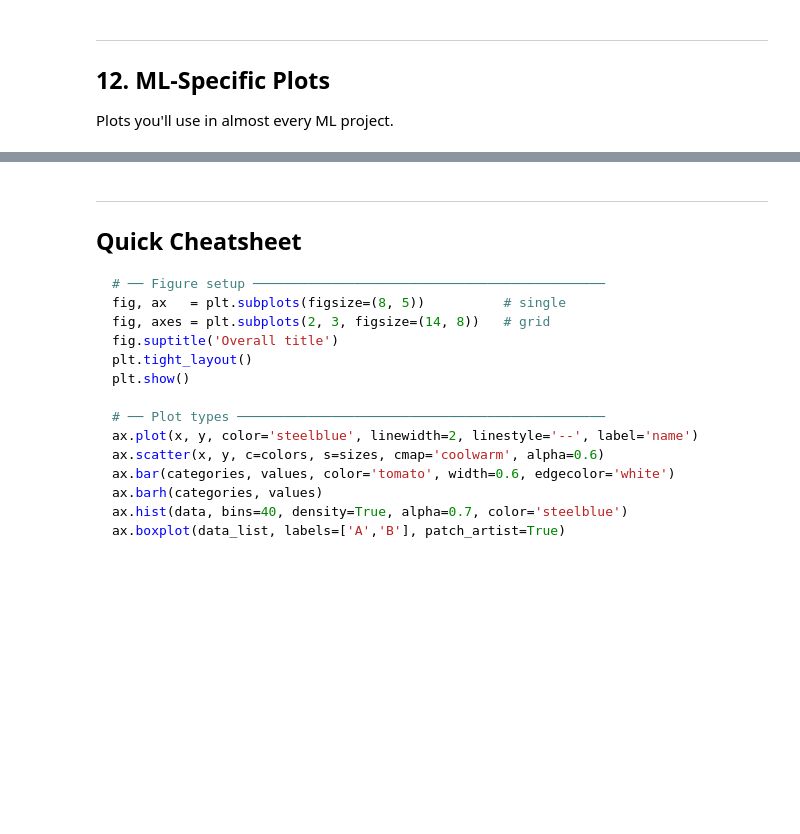
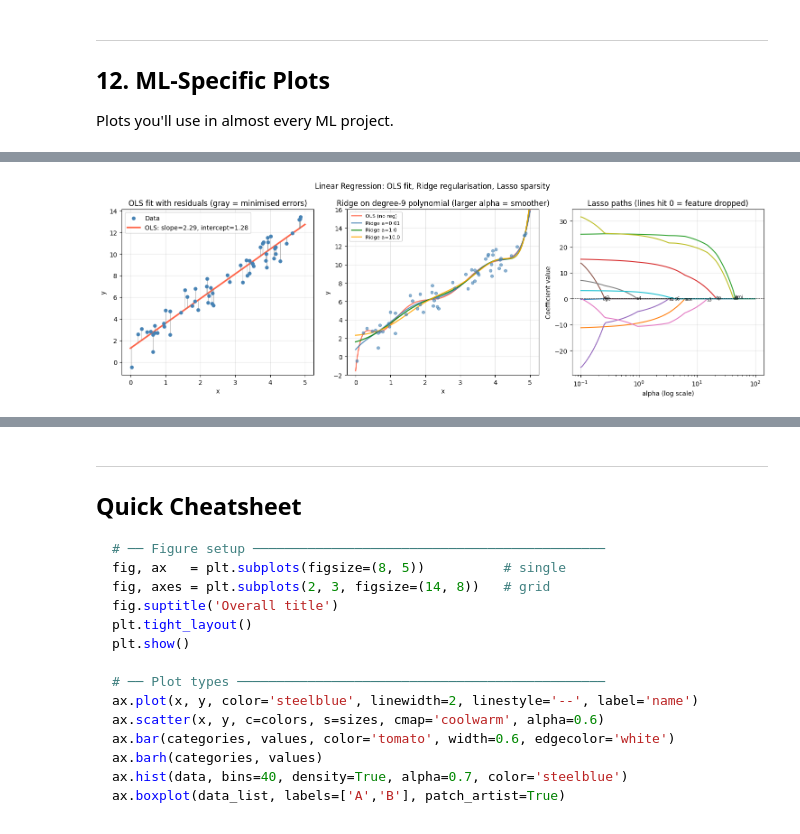
Before and after one commit to delirium95/machine_learning_course_homeworks, a Jupyter notebook: Matplotlib_Guide.ipynb, the cells around one changed output, grey strips where cells are left out. Saved outputs shown, nothing was run; the diff lists cells and outputs as text; code cells hidden in the pictures; blank space fills up the shorter version.

```diff
--- a/Matplotlib_Guide.ipynb
+++ b/Matplotlib_Guide.ipynb
@@ -601,0 +661,86 @@ plt.show()
+# %%
+import numpy as np
+import matplotlib.pyplot as plt
+from sklearn.linear_model import LinearRegression, Ridge, Lasso
+
+rng = np.random.default_rng(42)
+x   = rng.uniform(0, 5, 60)
+y   = 2.3 * x + 1.5 + rng.normal(0, 1.2, 60)
+X   = x.reshape(-1, 1)
+x_line = np.linspace(0, 5, 200).reshape(-1, 1)
+
+fig, axes = plt.subplots(1, 3, figsize=(15, 5))
+
+# 1. OLS fit + residuals
+lr = LinearRegression().fit(X, y)
+y_fit = lr.predict(X)
+
+axes[0].scatter(x, y, color='steelblue', s=25, zorder=5, label='Data')
+axes[0].plot(x_line, lr.predict(x_line), color='tomato', linewidth=2.5,
+             label='OLS: slope={:.2f}, intercept={:.2f}'.format(lr.coef_[0], lr.intercept_))
+
+for xi, yi, yf in zip(x, y, y_fit):
+    axes[0].plot([xi, xi], [yi, yf], color='gray', linewidth=0.8, alpha=0.6)
+
+axes[0].set_title('OLS fit with residuals (gray = minimised errors)')
+axes[0].legend()
+axes[0].set_xlabel('x')
+axes[0].set_ylabel('y')
+axes[0].grid(True, alpha=0.3)
+
+# 2. Regularisation effect on degree-9 polynomial
+from sklearn.preprocessing import PolynomialFeatures
+from sklearn.pipeline import Pipeline
+
+degree = 9
+X_poly_line = PolynomialFeatures(degree).fit_transform(x_line)
+
+for alpha, color, label in [
+        (0,    'tomato',    'OLS (no reg)'),
+        (0.01, 'steelblue', 'Ridge a=0.01'),
+        (1.0,  'green',     'Ridge a=1.0'),
+        (10.0, 'orange',    'Ridge a=10.0')]:
+    if alpha == 0:
+        pipe = Pipeline([('poly', PolynomialFeatures(degree)), ('lr', LinearRegression())])
+    else:
+        pipe = Pipeline([('poly', PolynomialFeatures(degree)), ('lr', Ridge(alpha=alpha))])
+    pipe.fit(X, y)
+    axes[1].plot(x_line, pipe.predict(x_line), color=color, linewidth=1.8, label=label, alpha=0.85)
+
+axes[1].scatter(x, y, color='steelblue', s=20, zorder=5, alpha=0.6)
+axes[1].set_ylim(-2, 16)
+axes[1].set_title('Ridge on degree-9 polynomial (larger alpha = smoother)')
+axes[1].legend(fontsize=8)
+axes[1].set_xlabel('x')
+axes[1].set_ylabel('y')
+axes[1].grid(True, alpha=0.3)
+
+# 3. Lasso zeroes features (diabetes dataset)
+from sklearn.datasets import load_diabetes
+from sklearn.preprocessing import StandardScaler
+
+Xd, yd = load_diabetes(return_X_y=True)
+Xs = StandardScaler().fit_transform(Xd)
+feat_names = load_diabetes().feature_names
+
+alphas = np.logspace(-1, 2, 120)
+coefs  = np.array([Lasso(alpha=a, max_iter=10000).fit(Xs, yd).coef_ for a in alphas])
+
+for j in range(coefs.shape[1]):
+    axes[2].plot(alphas, coefs[:, j], linewidth=1.5)
+    nz = np.where(coefs[:, j] != 0)[0]
+    if len(nz):
+        axes[2].text(alphas[nz[-1]], coefs[nz[-1], j], feat_names[j], fontsize=7, va='center')
+
+axes[2].set_xscale('log')
+axes[2].axhline(0, color='black', linewidth=0.7, linestyle='--')
+axes[2].set_xlabel('alpha (log scale)')
+axes[2].set_ylabel('Coefficient value')
+axes[2].set_title('Lasso paths (lines hit 0 = feature dropped)')
+axes[2].grid(True, alpha=0.3)
+
+plt.suptitle('Linear Regression: OLS fit, Ridge regularisation, Lasso sparsity', fontsize=12)
+plt.tight_layout()
+plt.show()
+# %% [output]
+[figure, added]
```
Also changed, not shown: parts of 22 cells of this notebook, 3 other files.
